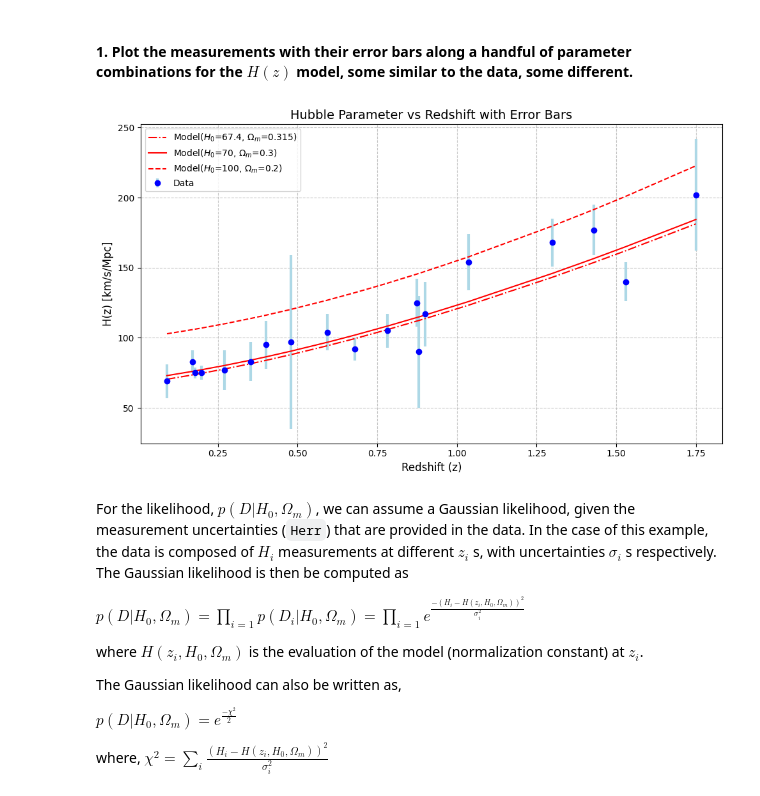
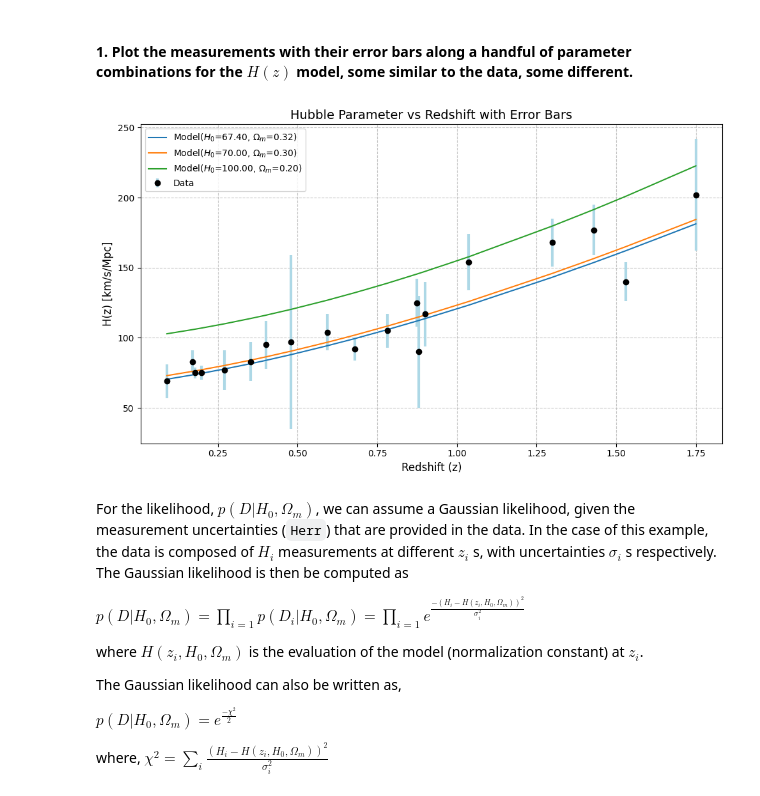
Before and after one commit to zovelsanj/MMRES_2024, a Jupyter notebook: BayesianStatistics/MCMC_cosmological_simulation.ipynb, the cells around one changed output. Cells and saved outputs as stored; diff of their text form; code cells hidden in the pictures.

```diff
--- a/BayesianStatistics/MCMC_cosmological_simulation.ipynb
+++ b/BayesianStatistics/MCMC_cosmological_simulation.ipynb
@@ -17,7 +17,7 @@ import numpy as np
 import matplotlib.pyplot as plt
 # %%
 def data_loader(path):
-    return np.loadtxt("Hz_BC03_all.dat", unpack=True)
+    return np.loadtxt(path, unpack=True)
 # %%
 def model(z, H0, omega_m):
     return H0 * np.sqrt(omega_m*(1+z)**3 + (1-omega_m))
@@ -34,32 +34,28 @@ local expansion rate error: [12.  8.  4.  5. 14. 14. 17. 62. 13.  8. 12. 17. 40.
 # %% [markdown]
 #### 1. Plot the measurements with their error bars along a handful of parameter combinations for the $H(z)$ model, some similar to the data, some different.
 # %%
-def error_plot(z, H):
+def error_plot(z, H, params, legend=True):
+    """Error plot based on the number of params i.e. (H0, omega_m) pairs."""
     plt.figure(figsize=(10, 6))
-    plt.errorbar(z, H, yerr=Herr, fmt='o', color='blue', ecolor='lightblue', elinewidth=3, label="Data")
 
-    #Add other models as well to see the deviations in data and model
-    H_model0 = model(z, H0=67.4, omega_m=0.315)
-    plt.plot(z, H_model0,  'r-.', label=r"Model($H_0$=67.4, $\Omega_m$=0.315)")
+    plt.errorbar(z, H, yerr=Herr, fmt='o', color='k', ecolor='lightblue', elinewidth=3, label="Data")
 
-    H_model1 = model(z, H0=70, omega_m=0.3)
-    plt.plot(z, H_model1,  'r-', label=r"Model($H_0$=70, $\Omega_m$=0.3)")
-
-    H_model2 = model(z, H0=100, omega_m=0.2)
-    plt.plot(z, H_model2,  'r--', label=r"Model($H_0$=100, $\Omega_m$=0.2)")
+    for i, (H0, omega_m) in enumerate(params):
+        H_model = model(z, H0=H0, omega_m=omega_m)
+        plt.plot(z, H_model, label=f"Model($H_0$={H0:.2f}, $\Omega_m$={omega_m:.2f})")
 
     plt.xlabel('Redshift (z)', fontsize=12)
     plt.ylabel('H(z) [km/s/Mpc]', fontsize=12)
     plt.title('Hubble Parameter vs Redshift with Error Bars', fontsize=14)
     plt.grid(True, linestyle='--', alpha=0.7)
-    plt.legend()
-
+    if legend:
+        plt.legend()
     plt.tight_layout()
     plt.show()
-# %%
-error_plot(z, H)
-# %% [output]
-[figure, removed]
+# %%
+error_plot(z, H, params=[(67.4, 0.315), (70, 0.3), (100, 0.2)])
+# %% [output]
+[figure, added]
 # %% [markdown]
 For the likelihood, $p(D|H_0, \Omega_m)$, we can assume a Gaussian likelihood, given the measurement uncertainties (`Herr`) that are provided in the data. In the case of this example, the data is composed of $H_i$ measurements at different $z_i$ s, with uncertainties $\sigma_i$ s respectively. The Gaussian likelihood is then be computed as
 
```
Also changed, not shown: parts of 24 cells of this notebook.
